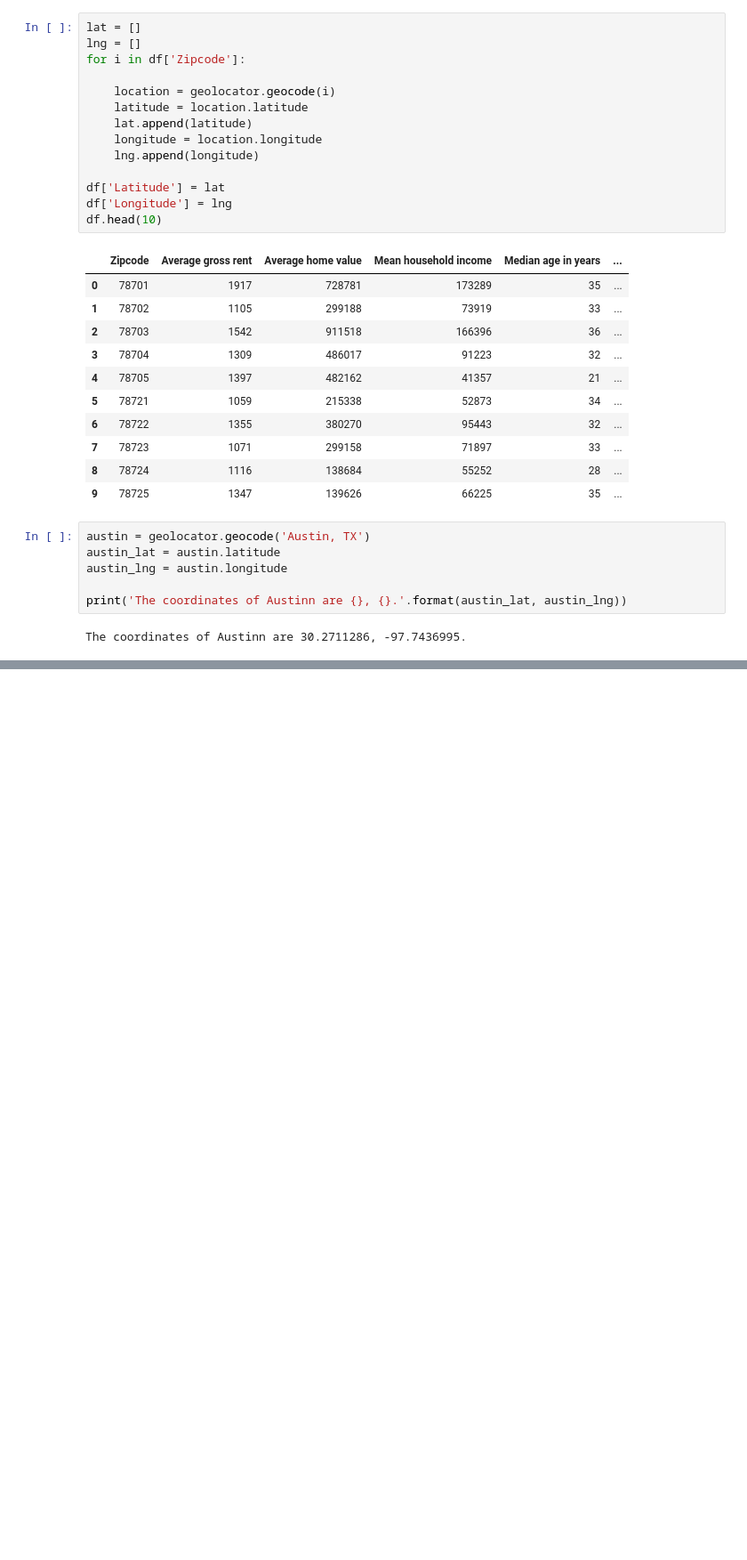
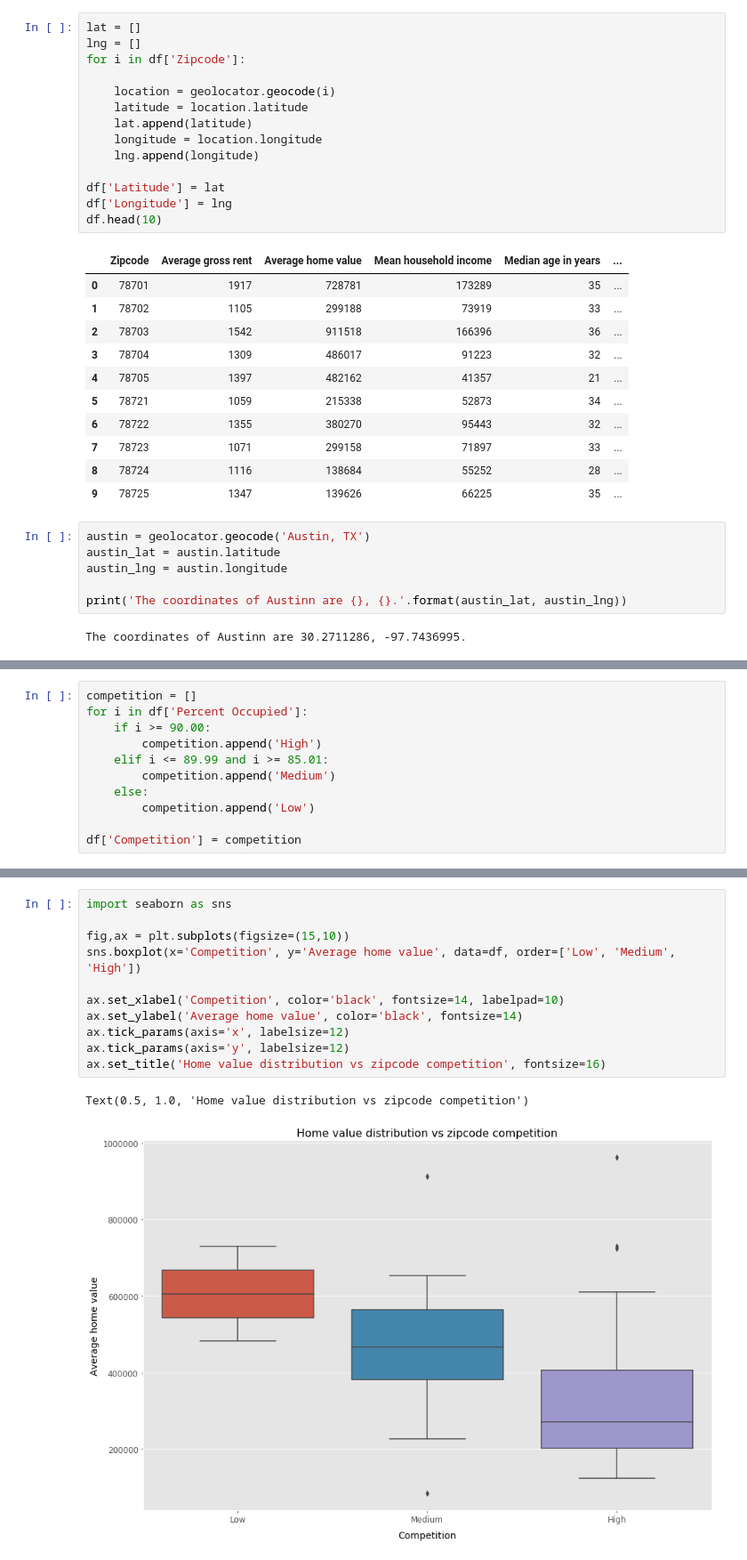
Before and after one commit to MilanDean/IBM-Machine-Learning-Capstone, a Jupyter notebook: IBM Capstone Project - Milan Dean.ipynb, the cells around one changed output, grey strips where cells are left out. Shown: that part at 89% size. Drawn from its saved outputs; the diff is of its cells as text; blank space fills up the shorter version.

```diff
--- a/IBM Capstone Project - Milan Dean.ipynb
+++ b/IBM Capstone Project - Milan Dean.ipynb
@@ -180,0 +258,11 @@ map_austin
+# %%
+competition = []
+for i in df['Percent Occupied']:
+    if i >= 90.00:
+        competition.append('High')
+    elif i <= 89.99 and i >= 85.01:
+        competition.append('Medium')
+    else:
+        competition.append('Low')
+
+df['Competition'] = competition
@@ -180,0 +273,14 @@ map_austin
+# %%
+import seaborn as sns
+
+fig,ax = plt.subplots(figsize=(15,10))
+sns.boxplot(x='Competition', y='Average home value', data=df, order=['Low', 'Medium', 'High'])
+
+ax.set_xlabel('Competition', color='black', fontsize=14, labelpad=10)
+ax.set_ylabel('Average home value', color='black', fontsize=14)
+ax.tick_params(axis='x', labelsize=12)
+ax.tick_params(axis='y', labelsize=12)
+ax.set_title('Home value distribution vs zipcode competition', fontsize=16)
+# %% [output]
+Text(0.5, 1.0, 'Home value distribution vs zipcode competition')
+[figure, added]
```
Also changed, not shown: parts of 65 cells of this notebook.
